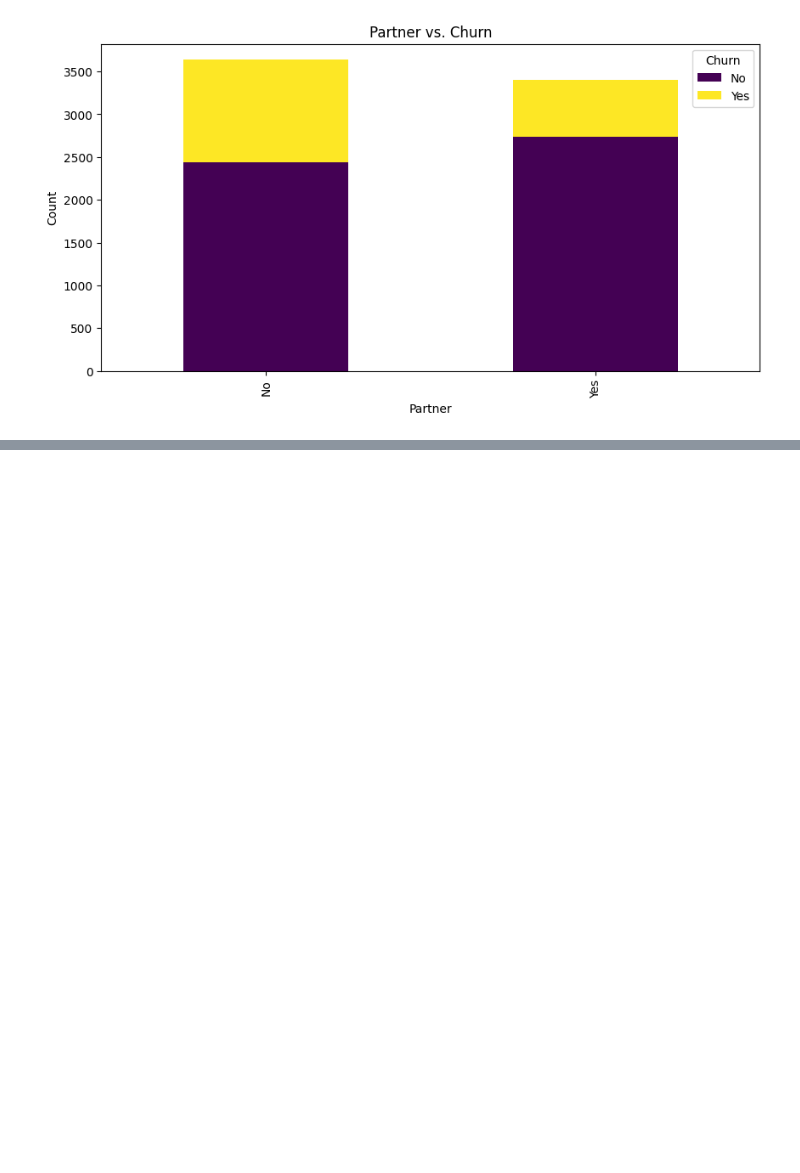
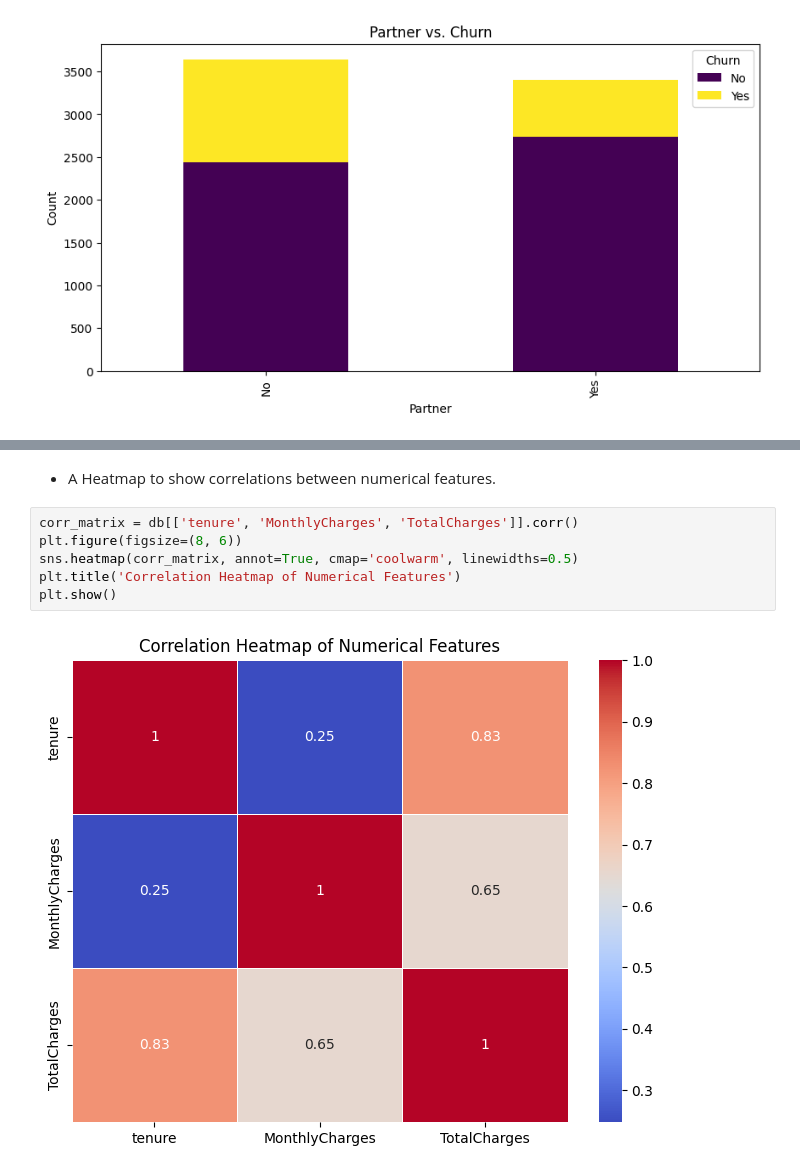
Before and after one commit to hishaaaam/bootcamp-practice, a Jupyter notebook: Project 2/Project 2.ipynb, the cells around one changed output, grey strips where cells are left out. Drawn from its saved outputs; the diff is of its cells as text; blank space fills up the shorter version.

```diff
--- a/Project 2/Project 2.ipynb
+++ b/Project 2/Project 2.ipynb
@@ -250,0 +270,10 @@ plt.show()
+# %% [markdown]
+- A Heatmap to show correlations between numerical features.
+# %%
+corr_matrix = db[['tenure', 'MonthlyCharges', 'TotalCharges']].corr()
+plt.figure(figsize=(8, 6))
+sns.heatmap(corr_matrix, annot=True, cmap='coolwarm', linewidths=0.5)
+plt.title('Correlation Heatmap of Numerical Features')
+plt.show()
+# %% [output]
+[figure, added]
```
Also changed, not shown: parts of 7 cells of this notebook.
